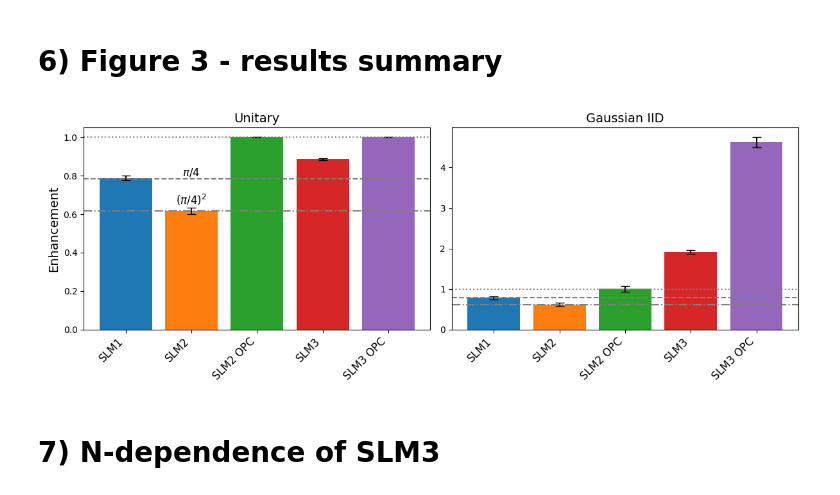
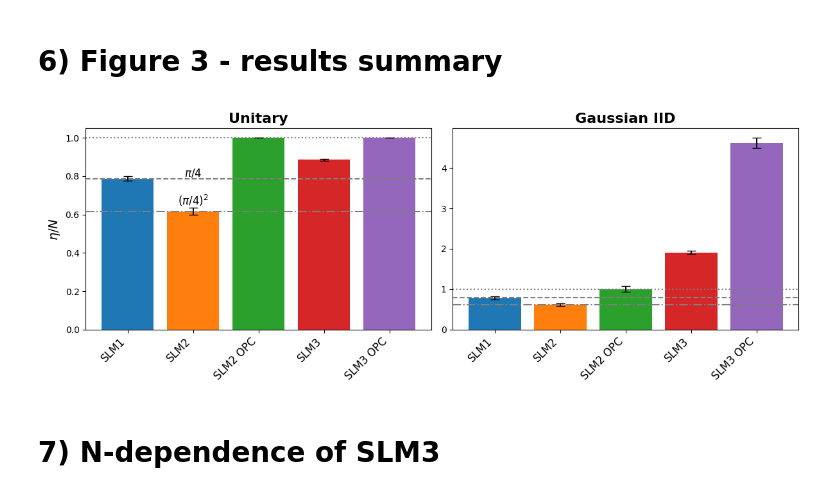
Before and after one commit to rubiaek/qwfs2, a Jupyter notebook: qwfs/view_plots.ipynb, the cells around one changed output. Drawn from its saved outputs; the diff is of its cells as text; code cells hidden in the pictures.

```diff
--- a/qwfs/view_plots.ipynb
+++ b/qwfs/view_plots.ipynb
@@ -283,37 +283,37 @@ for config in configs:
 x = np.arange(len(labels))
 
 colors = ['#1f77b4', '#ff7f0e', '#2ca02c', '#d62728', '#9467bd']
 
 fig, (ax1, ax2) = plt.subplots(1, 2, figsize=(12, 4.5), sharey=False)
 
 rects1 = ax1.bar(x, unitary_data, color=colors, yerr=unitary_data_std,
                  error_kw={'ecolor': 'black', 'capsize': 5, 'elinewidth': 1.5})
 ax1.axhline(y=np.pi / 4, color='#7f7f7f', linestyle='--', label='$\pi/4$')
 ax1.axhline(y=(np.pi / 4) ** 2, color='#7f7f7f', linestyle='-.', label='$(\pi/4)^2$')
 ax1.axhline(y=1.0, color='#7f7f7f', linestyle=':', label='$1$')
-ax1.set_title('Unitary', fontsize=14)
-ax1.set_ylabel('Enhancement', fontsize=14)
+ax1.set_title('Unitary', fontsize=16, fontweight='bold')
+ax1.set_ylabel('$\eta/N$', fontsize=14)
 ax1.set_xticks(x)
 ax1.set_xticklabels(labels, rotation=45, ha='right', fontsize=12)
 ax1.text(x[1], np.pi / 4, '$\pi/4$', color='black', fontsize=12, va='bottom', ha='center')
 ax1.text(x[1], (np.pi / 4) ** 2 + 0.02, '$(\pi/4)^2$', color='black', fontsize=12, va='bottom', ha='center')
 # ax1.legend()
 
 rects2 = ax2.bar(x, gaussian_data, color=colors, yerr=gaussian_data_std,
                  error_kw={'ecolor': 'black', 'capsize': 5, 'elinewidth': 1.5})
 ax2.axhline(y=np.pi / 4, color='#7f7f7f', linestyle='--', label='$\pi/4$')
 ax2.axhline(y=(np.pi / 4) ** 2, color='#7f7f7f', linestyle='-.', label='$(\pi/4)^2$')
 ax2.axhline(y=1.0, color='#7f7f7f', linestyle=':', label='$1$')
-ax2.set_title('Gaussian IID', fontsize=14)
+ax2.set_title('Gaussian IID', fontsize=16, fontweight='bold')
 ax2.set_xticks(x)
 ax2.set_xticklabels(labels, rotation=45, ha='right', fontsize=12)
 # ax2.legend(fontsize=14)
 
 fig.tight_layout()
 plt.show()
 fig.savefig(r"G:\My Drive\Projects\ScalingQWFS\Paper\Figures\results_summary.png")
 # %% [output]
-[figure, old version]
+[figure, new version]
 # %% [markdown]
 # 7) N-dependence of SLM3
 # %%
```
Also changed, not shown: parts of 4 cells of this notebook, 53 other files.
